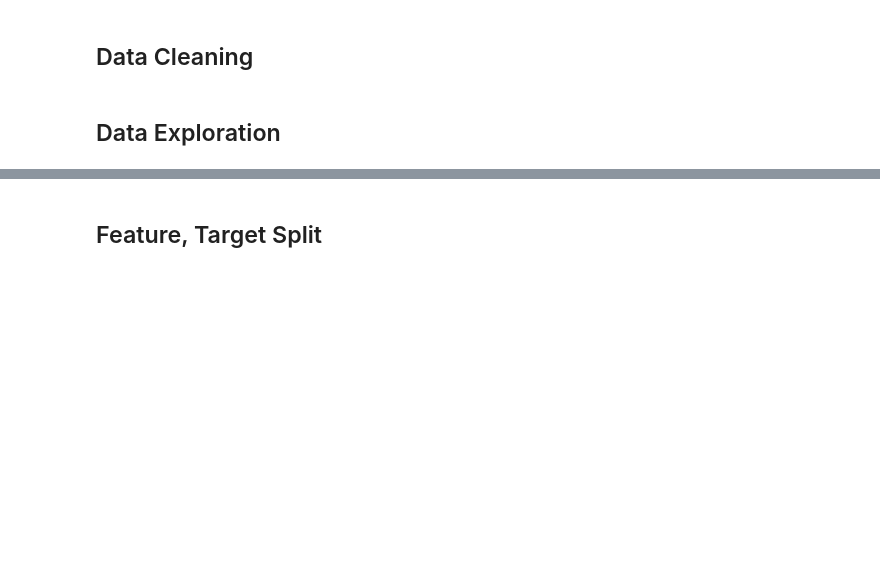
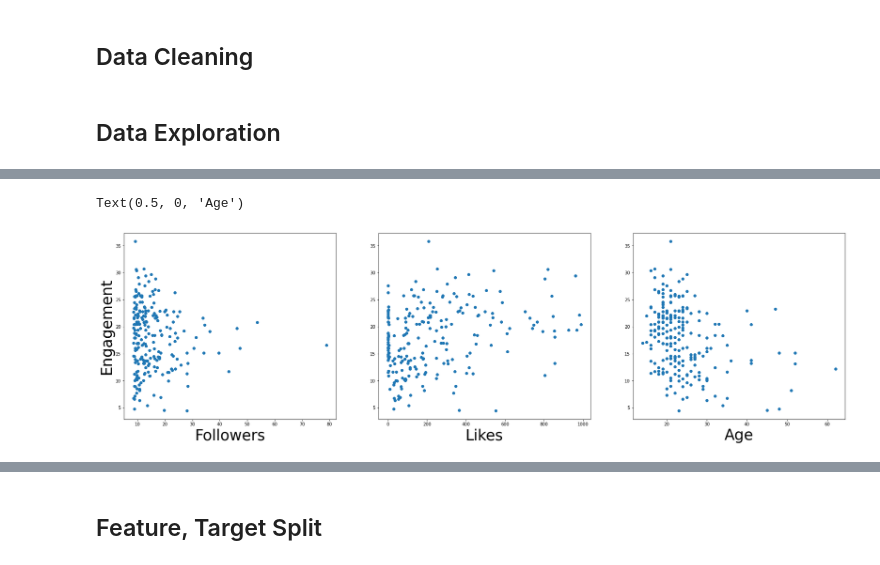
Before and after one commit to tscotn/tiktok, a Jupyter notebook: tiktok.ipynb, the cells around one changed output, grey strips where cells are left out. Saved outputs shown, nothing was run; the diff lists cells and outputs as text; code cells hidden in the pictures; blank space fills up the shorter version.

```diff
--- a/tiktok.ipynb
+++ b/tiktok.ipynb
@@ -65,0 +73,17 @@ memory usage: 26.5+ KB
+# %%
+fig, (ax1, ax2, ax3) = plt.subplots(1, 3)
+
+ax1.scatter(df.Followers, df.Engagement)
+ax2.scatter(df.Likes, df.Engagement)
+ax3.scatter(df.Age, df.Engagement)
+
+
+plt.subplots_adjust(bottom=1.5, right=4, top=3)
+
+ax1.set_xlabel('Followers', fontsize=35)
+ax1.set_ylabel('Engagement', fontsize=35)
+ax2.set_xlabel('Likes', fontsize=35)
+ax3.set_xlabel('Age', fontsize=35)
+# %% [output]
+Text(0.5, 0, 'Age')
+[figure, added]
```
Also changed, not shown: parts of 13 cells of this notebook.
